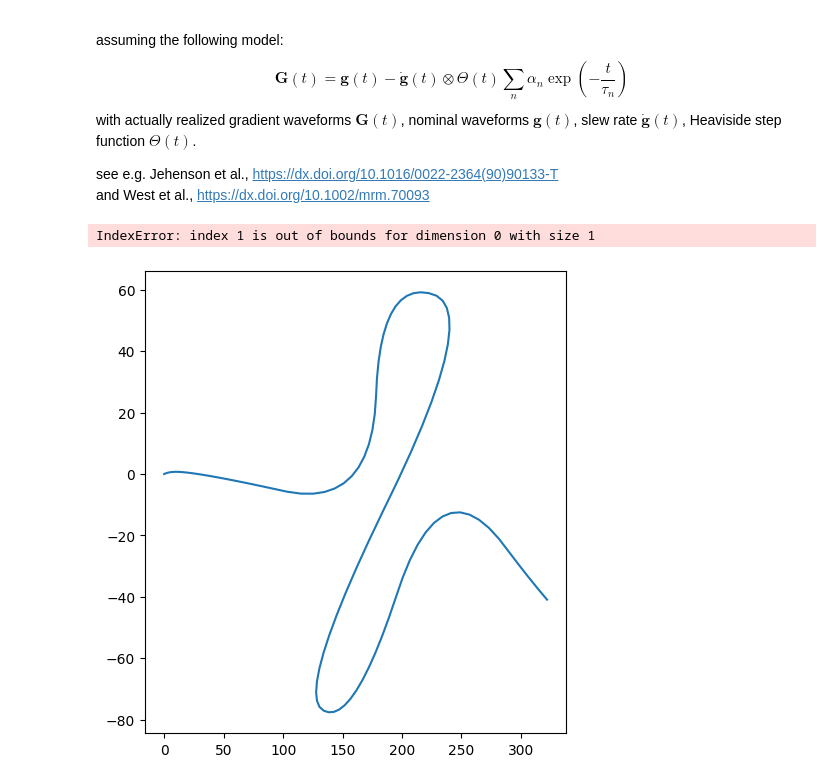
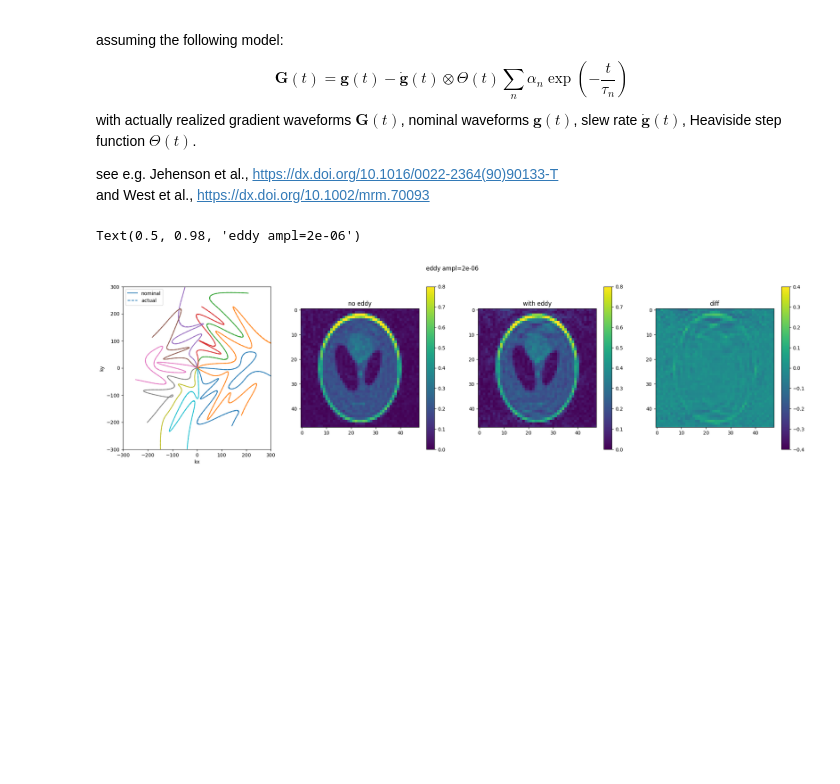
Before and after one commit to fglang/traj_learning_demo, a Jupyter notebook: simple_SNOPY.ipynb, the cells around one changed output. Cells and saved outputs as stored; diff of their text form; code cells hidden in the pictures; blank space fills up the shorter version.

```diff
--- a/simple_SNOPY.ipynb
+++ b/simple_SNOPY.ipynb
@@ -129,6 +129,7 @@ opt.loss_slew = 1 # slew rate penalty
 opt.loss_grad = 1 # grad ampl penalty
 opt.loss_TE_index = 0 # enforce trajectory at this index (along read) to 0 [~"here is TE"]
 opt.loss_TE = 100 # strength of TE penalty
+opt.loss_pi = 1
 
 # reco parameters
 opt.noise_level = 0.005 # inject Gaussian noise during training
@@ -247,33 +248,33 @@ def simu_traj_reco(model, k_meas, opt):
 
     return reco
 
 ktraj_meas = traj2norm(k_perturbed, res=opt.resx*1e-2).reshape(1,2,-1) # to normalized units
 
 reco = simu_traj_reco(model, model.ktraj, opt) # forward and reco with nominal
-reco_perturbed = simu_traj_reco(model, k_meas, opt) # forward with perturbed, reco with nominal -> MISMATCH!
+reco_perturbed = simu_traj_reco(model, ktraj_meas, opt) # forward with perturbed, reco with nominal -> MISMATCH!
 
 # visualize
 diffp = reco.abs() - reco_perturbed.abs()
 plt.figure(figsize=(25,6))
 plt.subplot(1,4,1)
 for jj in range(opt.num_shots):
     h = plt.plot(k_nominal[0,jj,:].cpu(), k_nominal[1,jj,:].cpu(), '-')
     plt.plot(k_perturbed[0,jj,:].cpu(), k_perturbed[1,jj,:].cpu(), '--', color=h[0].get_color())
 plt.xlabel('kx'), plt.ylabel('ky'), plt.legend(['nominal', 'actual'])
 plt.xlim([-300,+300]), plt.ylim([-300,+300])
 plt.subplot(1,4,2)
 plt.imshow(reco.abs().cpu().detach(), vmin=0, vmax=0.8), plt.colorbar()
 plt.title('no eddy')
 plt.subplot(1,4,3)
 plt.imshow(reco_perturbed.abs().cpu().detach(), vmin=0, vmax=0.8), plt.colorbar()
 plt.title(f'with eddy')
 plt.subplot(1,4,4)
 plt.imshow(diffp.cpu().detach(), vmin=-0.4, vmax=+0.4), plt.colorbar()
 plt.title('diff')
 plt.suptitle(f'eddy ampl={ampl:.2g}')
 
 
 # plt.savefig(f'./out/ec/temp{ii:04d}.png')  # Save the plot as a temporary PNG file
 # %% [output]
-IndexError: index 1 is out of bounds for dimension 0 with size 1
+Text(0.5, 0.98, 'eddy ampl=2e-06')
-[figure, old version]
+[figure, new version]
```
Also changed, not shown: 1 other file.
